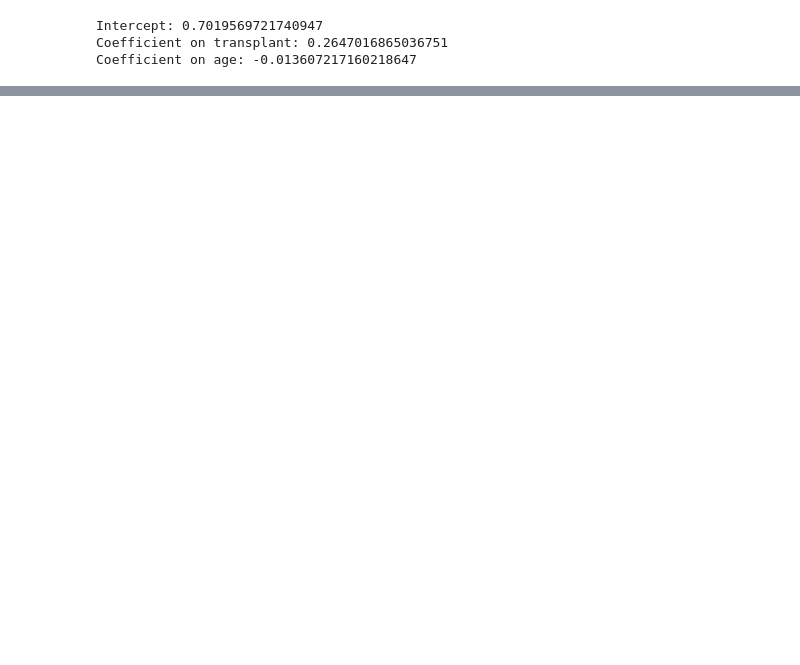
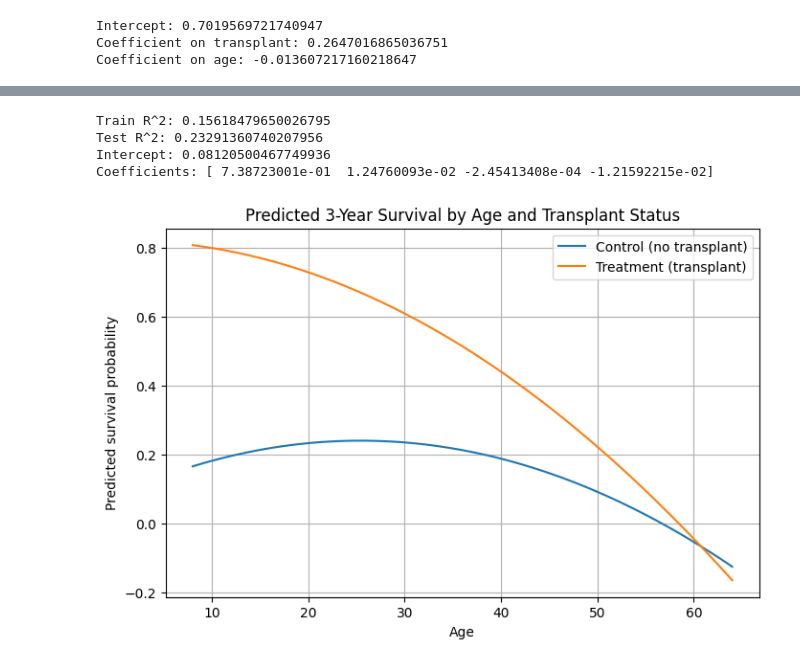
Before and after one commit to meherkalsi13-png/linear_models_assignment, a Jupyter notebook: assignment.ipynb, the cells around one changed output, grey strips where cells are left out. Cells and saved outputs as stored; diff of their text form; code cells hidden in the pictures; blank space fills up the shorter version.

```diff
--- a/assignment.ipynb
+++ b/assignment.ipynb
@@ -149,2 +154,66 @@ Coefficient on age: -0.013607217160218647
+# %%
+from sklearn.model_selection import train_test_split
+#create binary variable for treatment and control
+df["transplant_binary"] = (df["transplant"] == "treatment").astype(int)
+
+#create non linear age which is age^2
+df["age2"] = df["age"] ** 2
+
+#create a variable because transplant helpfulness could depend on age
+df["transplant_age"] = df["transplant_binary"] * df["age"]
+
+#define predictors
+X = df[["transplant_binary", "age", "age2", "transplant_age"]]
+y = df["y"]
+
+#create test train split
+X_train, X_test, y_train, y_test = train_test_split(X, y, test_size=0.2, random_state=42)
+
+#fitting model
+model = LinearRegression()
+model.fit(X_train, y_train)
+
+#evaluate R^2 on train/test
+train_r2 = model.score(X_train, y_train)
+test_r2 = model.score(X_test, y_test)
+
+print("Train R^2:", train_r2)
+print("Test R^2:", test_r2)
+print("Intercept:", model.intercept_)
+print("Coefficients:", model.coef_)
+#test R^2 is slightly higher than train R^2, so model is not overfitting, which means it can generalize well. moderatelly fits the data.
+
+#predict survival probabilities over age range for both groups
+age_range = np.linspace(df["age"].min(), df["age"].max(), 100)
+pred_df = pd.DataFrame({
+    "age": age_range,
+    "age2": age_range**2,
+    "transplant_binary": [0]*100,
+    "transplant_age": [0]*100
+})
+pred_df_treat = pred_df.copy()
+pred_df_treat["transplant_binary"] = 1
+pred_df_treat["transplant_age"] = age_range
+
+#predictions
+pred_df["pred"] = model.predict(pred_df[["transplant_binary", "age", "age2", "transplant_age"]])
+pred_df_treat["pred"] = model.predict(pred_df_treat[["transplant_binary", "age", "age2", "transplant_age"]])
+
+#plot
+plt.figure(figsize=(8,5))
+plt.plot(pred_df["age"], pred_df["pred"], label="Control (no transplant)")
+plt.plot(pred_df_treat["age"], pred_df_treat["pred"], label="Treatment (transplant)")
+plt.xlabel("Age")
+plt.ylabel("Predicted survival probability")
+plt.title("Predicted 3-Year Survival by Age and Transplant Status")
+plt.legend()
+plt.grid(True)
+plt.show()
+# %% [output]
+Train R^2: 0.15618479650026795
+Test R^2: 0.23291360740207956
+Intercept: 0.08120500467749936
+Coefficients: [ 7.38723001e-01  1.24760093e-02 -2.45413408e-04 -1.21592215e-02]
+[figure, added]
 # %% [markdown]
 **Q5**: Imagine someone suggests using these kinds of models to select who receives organ transplants; perhaps the CDC or NIH starts using a scoring algorithm to decide who is contacted about a potential organ. What are your concerns about how it is built and how it is deployed?
```
Also changed, not shown: parts of 3 cells of this notebook.
